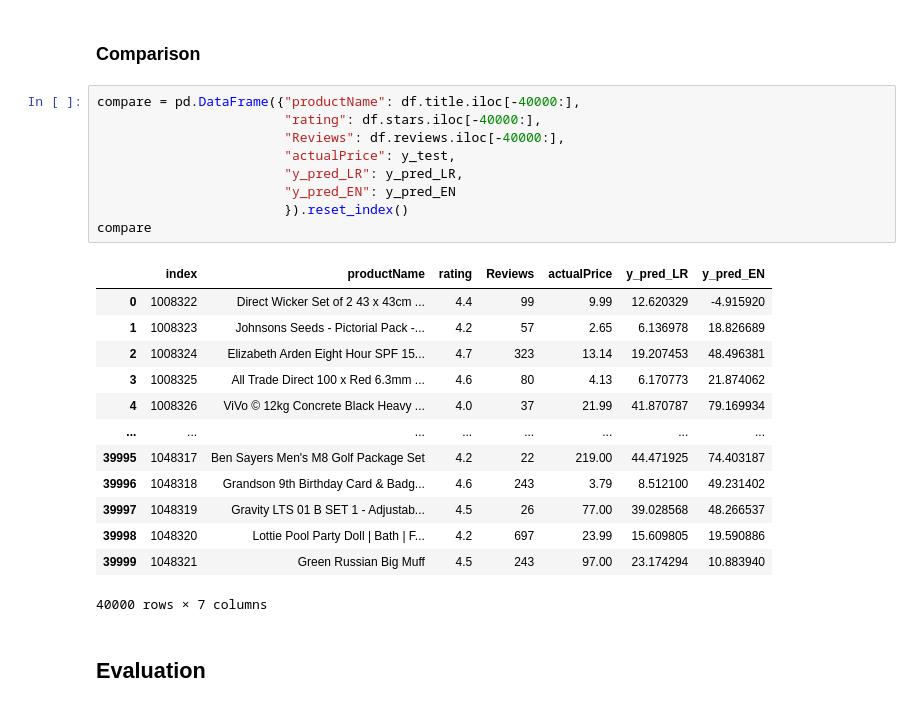
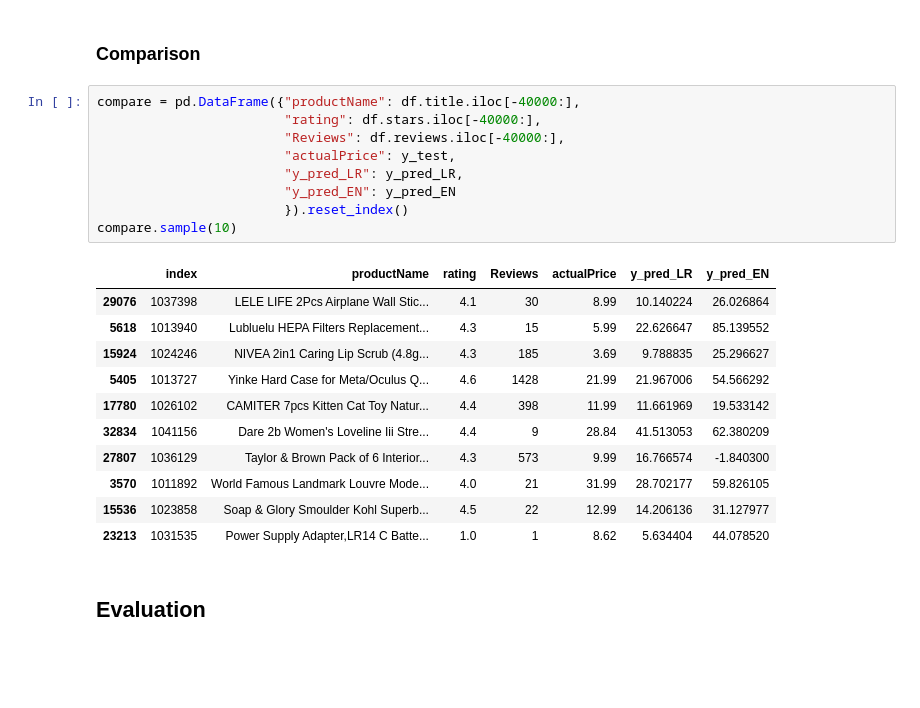
Before and after one commit to kieranthakkar/amazonOptimiser, a Jupyter notebook: no_nulls_project.ipynb, the cells around one changed output. Cells and saved outputs as stored; diff of their text form; blank space fills up the shorter version.

```diff
--- a/no_nulls_project.ipynb
+++ b/no_nulls_project.ipynb
@@ -179,26 +179,24 @@ pkl_out.close()
 # %%
 compare = pd.DataFrame({"productName": df.title.iloc[-40000:],
                         "rating": df.stars.iloc[-40000:],
                         "Reviews": df.reviews.iloc[-40000:],
                         "actualPrice": y_test,
                         "y_pred_LR": y_pred_LR,
                         "y_pred_EN": y_pred_EN
                         }).reset_index()
-compare
+compare.sample(10)
 # %% [output]
 |  | index | productName | rating | Reviews | actualPrice | y_pred_LR | y_pred_EN |
-| 0 | 1008322 | Direct Wicker Set of 2 43 x 43cm ... | 4.4 | 99 | 9.99 | 12.620329 | -4.915920 |
-| 1 | 1008323 | Johnsons Seeds - Pictorial Pack -... | 4.2 | 57 | 2.65 | 6.136978 | 18.826689 |
-| 2 | 1008324 | Elizabeth Arden Eight Hour SPF 15... | 4.7 | 323 | 13.14 | 19.207453 | 48.496381 |
-| 3 | 1008325 | All Trade Direct 100 x Red 6.3mm ... | 4.6 | 80 | 4.13 | 6.170773 | 21.874062 |
-| 4 | 1008326 | ViVo © 12kg Concrete Black Heavy ... | 4.0 | 37 | 21.99 | 41.870787 | 79.169934 |
-| ... | ... | ... | ... | ... | ... | ... | ... |
-| 39995 | 1048317 | Ben Sayers Men's M8 Golf Package Set | 4.2 | 22 | 219.00 | 44.471925 | 74.403187 |
-| 39996 | 1048318 | Grandson 9th Birthday Card & Badg... | 4.6 | 243 | 3.79 | 8.512100 | 49.231402 |
-| 39997 | 1048319 | Gravity LTS 01 B SET 1 - Adjustab... | 4.5 | 26 | 77.00 | 39.028568 | 48.266537 |
-| 39998 | 1048320 | Lottie Pool Party Doll | Bath | F... | 4.2 | 697 | 23.99 | 15.609805 | 19.590886 |
-| 39999 | 1048321 | Green Russian Big Muff | 4.5 | 243 | 97.00 | 23.174294 | 10.883940 |
+| 29076 | 1037398 | LELE LIFE 2Pcs Airplane Wall Stic... | 4.1 | 30 | 8.99 | 10.140224 | 26.026864 |
+| 5618 | 1013940 | Lubluelu HEPA Filters Replacement... | 4.3 | 15 | 5.99 | 22.626647 | 85.139552 |
+| 15924 | 1024246 | NIVEA 2in1 Caring Lip Scrub (4.8g... | 4.3 | 185 | 3.69 | 9.788835 | 25.296627 |
+| 5405 | 1013727 | Yinke Hard Case for Meta/Oculus Q... | 4.6 | 1428 | 21.99 | 21.967006 | 54.566292 |
+| 17780 | 1026102 | CAMITER 7pcs Kitten Cat Toy Natur... | 4.4 | 398 | 11.99 | 11.661969 | 19.533142 |
+| 32834 | 1041156 | Dare 2b Women's Loveline Iii Stre... | 4.4 | 9 | 28.84 | 41.513053 | 62.380209 |
+| 27807 | 1036129 | Taylor & Brown Pack of 6 Interior... | 4.3 | 573 | 9.99 | 16.766574 | -1.840300 |
+| 3570 | 1011892 | World Famous Landmark Louvre Mode... | 4.0 | 21 | 31.99 | 28.702177 | 59.826105 |
+| 15536 | 1023858 | Soap & Glory Smoulder Kohl Superb... | 4.5 | 22 | 12.99 | 14.206136 | 31.127977 |
+| 23213 | 1031535 | Power Supply Adapter,LR14 C Batte... | 1.0 | 1 | 8.62 | 5.634404 | 44.078520 |
-40000 rows × 7 columns
 # %% [markdown]
 ## Evaluation
 # %%
```
